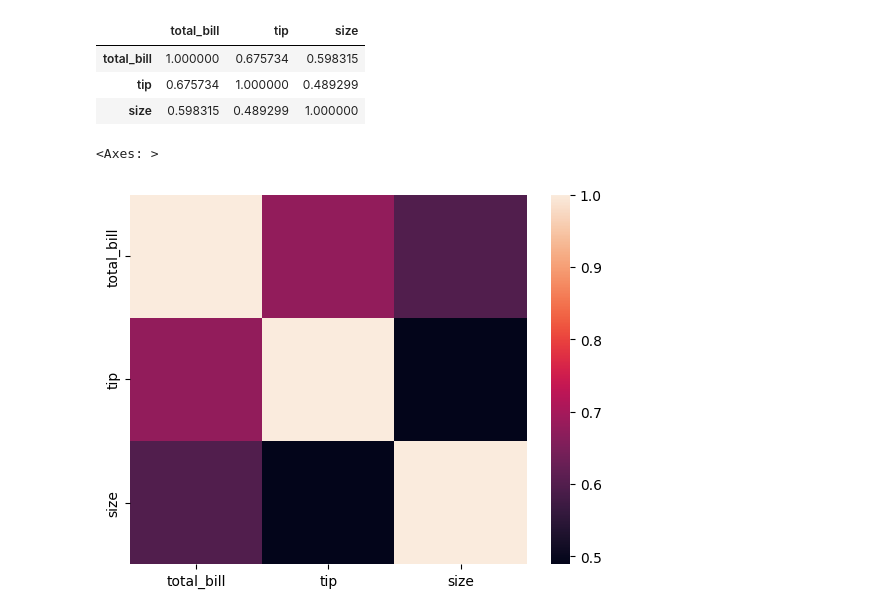
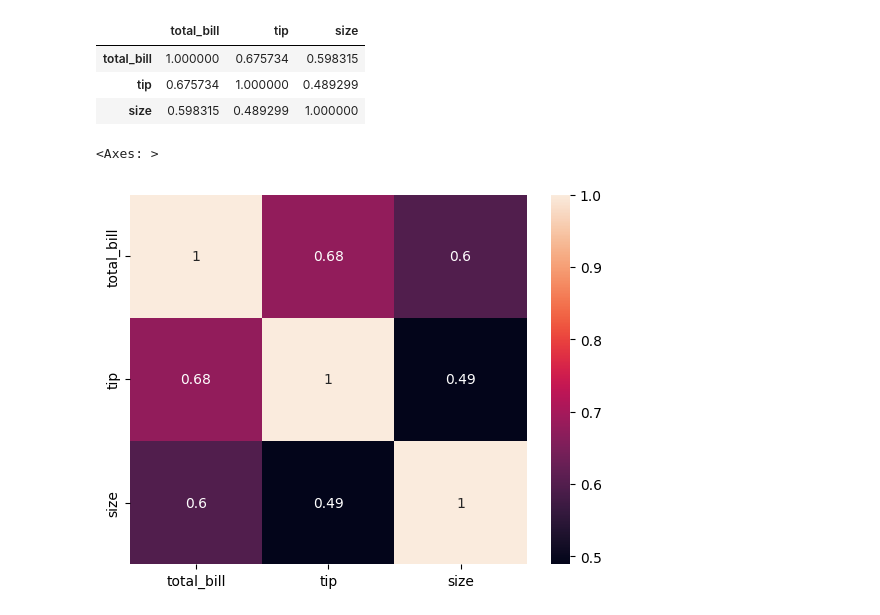
Before and after one commit to amitsingh2022/Data-Visualization-on-IPL, a Jupyter notebook: matrixplot.ipynb, the cells around one changed output. Saved outputs shown, nothing was run; the diff lists cells and outputs as text; code cells hidden in the pictures.

```diff
--- a/matrixplot.ipynb
+++ b/matrixplot.ipynb
@@ -62,7 +62,7 @@ tipscorr.corr()
 | tip | 0.675734 | 1.000000 | 0.489299 |
 | size | 0.598315 | 0.489299 | 1.000000 |
 # %%
-sns.heatmap(tipscorr.corr())
+sns.heatmap(tipscorr.corr(), annot=True)
 # %% [output]
 <Axes: >
-[figure, old version]
+[figure, new version]
```
Also changed, not shown: parts of 4 cells of this notebook, 3 other files.
